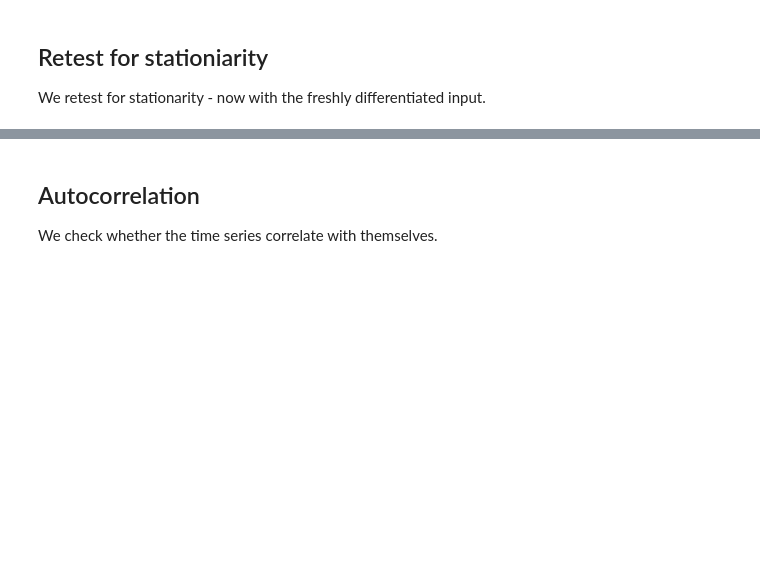
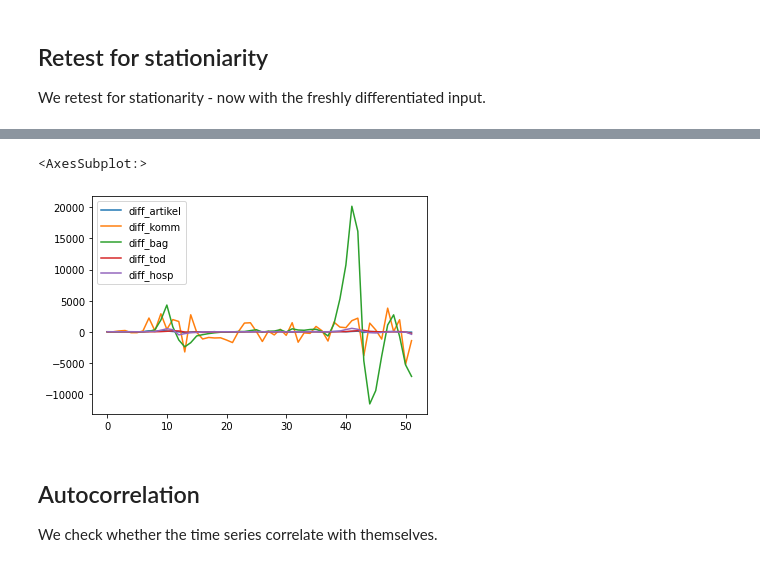
Before and after one commit to adrianari/corona-news-analysis, a Jupyter notebook: time-series/2zeitreihenanalyse.ipynb, the cells around one changed output, grey strips where cells are left out. Cells and saved outputs as stored; diff of their text form; code cells hidden in the pictures; blank space fills up the shorter version.

```diff
--- a/time-series/2zeitreihenanalyse.ipynb
+++ b/time-series/2zeitreihenanalyse.ipynb
@@ -438,3 +484,8 @@ difference_tester(x_diff)
+# %%
+x_diff.plot()
+# %% [output]
+<AxesSubplot:>
+[figure, added]
 # %% [markdown]
 ## Autocorrelation
 
```
Also changed, not shown: parts of 22 cells of this notebook, 3 other files.
